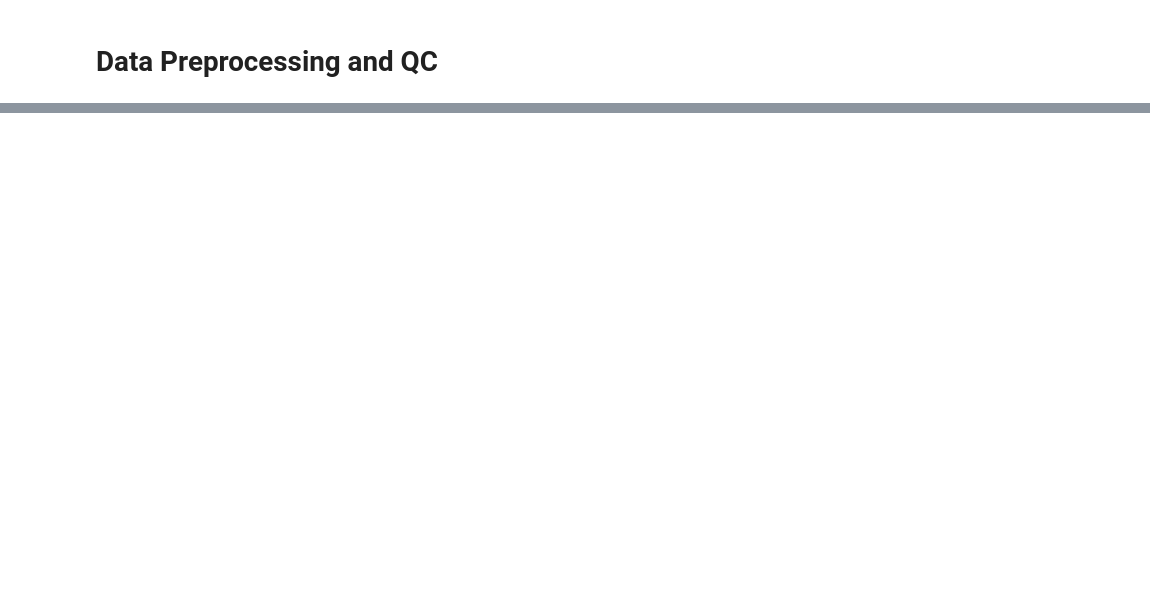
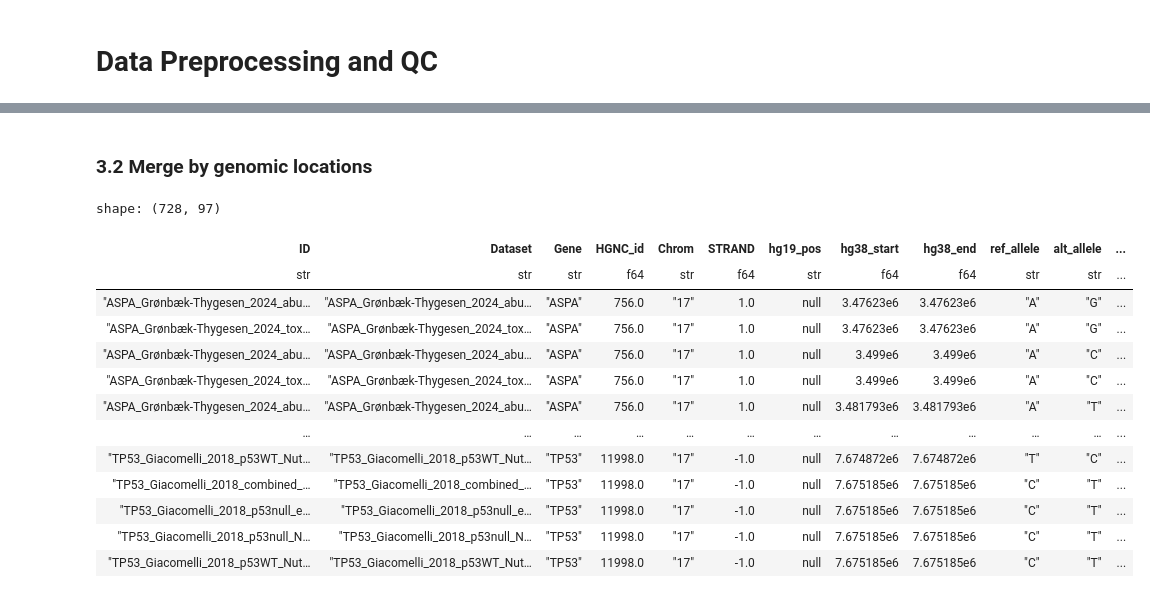
Before and after one commit to broadinstitute/2025_Pillar_VarChAMP, a Jupyter notebook: 1_allele_collection/2_analyses/1_data_qc.ipynb, the cells around one changed output, grey strips where cells are left out. Drawn from its saved outputs; the diff is of its cells as text; code cells hidden in the pictures; blank space fills up the shorter version.

```diff
--- a/1_allele_collection/2_analyses/1_data_qc.ipynb
+++ b/1_allele_collection/2_analyses/1_data_qc.ipynb
@@ -48,4 +57,35 @@ shape: (86, 7)
 # %%
+def map_chr(num):
+    if num == 23:
+        return "X"
+    elif num == 24:
+        return "Y"
+    elif num == 12920:
+        return "MT"
+    else:
+        return str(num)
+
+
 varchamp_seq_df = pl.read_csv("../1_inputs/VarChampSeqConfirmationResult.tsv", separator="\t")
+varchamp_seq_df = varchamp_seq_df.with_columns(
+    pl.concat_str([pl.col("symbol"),pl.col("aa_change")], separator="_").alias("gene_variant")
+).with_columns(
+    pl.col("spdi")
+    .str.extract(r"NC_0*([0-9]+)", 1)
+    .cast(pl.Int32)
+    .alias("chr_num")
+).with_columns(
+    pl.col("chr_num")
+    .map_elements(map_chr, return_dtype=pl.String)
+    .alias("Chrom")
+).with_columns(
+    pl.col("spdi").str.split(":").list.get(1).alias("nuc_loc"),
+    pl.col("spdi").str.split(":").list.get(2).alias("ref_allele"),
+    pl.col("spdi").str.split(":").list.get(3).alias("alt_allele"),
+)
 varchamp_seq_df
+
+# varchamp_seq_df["mutation_id_old"].unique()
+# varchamp_seq_df.filter((pl.col("nuc_ref").str.len_chars()>1)|(pl.col("nuc_alt").str.len_chars()>1))
+# varchamp_seq_df.unique(subset="gene_variant")
 # %% [output]
@@ -119,0 +194,23 @@ pillar_varchamp_df = varchamp_seq_df.join(
+# %% [markdown]
+### 3.2 Merge by genomic locations
+# %%
+pillar_varchamp_df = pillar_clinvar_single_aa_df.join(
+    varchamp_seq_df,
+    on=["Chrom", "nuc_loc", "ref_allele", "alt_allele"]
+)
+pillar_varchamp_df
+# %% [output]
+shape: (728, 97)
+| ID | Dataset | Gene | HGNC_id | Chrom | STRAND | hg19_pos | hg38_start | hg38_end | ref_allele | alt_allele | ... |
+| str | str | str | f64 | str | f64 | str | f64 | f64 | str | str | ... |
+| "ASPA_Grønbæk-Thygesen_2024_abu… | "ASPA_Grønbæk-Thygesen_2024_abu… | "ASPA" | 756.0 | "17" | 1.0 | null | 3.47623e6 | 3.47623e6 | "A" | "G" | ... |
+| "ASPA_Grønbæk-Thygesen_2024_tox… | "ASPA_Grønbæk-Thygesen_2024_tox… | "ASPA" | 756.0 | "17" | 1.0 | null | 3.47623e6 | 3.47623e6 | "A" | "G" | ... |
+| "ASPA_Grønbæk-Thygesen_2024_abu… | "ASPA_Grønbæk-Thygesen_2024_abu… | "ASPA" | 756.0 | "17" | 1.0 | null | 3.499e6 | 3.499e6 | "A" | "C" | ... |
+| "ASPA_Grønbæk-Thygesen_2024_tox… | "ASPA_Grønbæk-Thygesen_2024_tox… | "ASPA" | 756.0 | "17" | 1.0 | null | 3.499e6 | 3.499e6 | "A" | "C" | ... |
+| "ASPA_Grønbæk-Thygesen_2024_abu… | "ASPA_Grønbæk-Thygesen_2024_abu… | "ASPA" | 756.0 | "17" | 1.0 | null | 3.481793e6 | 3.481793e6 | "A" | "T" | ... |
+| … | … | … | … | … | … | … | … | … | … | … | ... |
+| "TP53_Giacomelli_2018_p53WT_Nut… | "TP53_Giacomelli_2018_p53WT_Nut… | "TP53" | 11998.0 | "17" | -1.0 | null | 7.674872e6 | 7.674872e6 | "T" | "C" | ... |
+| "TP53_Giacomelli_2018_combined_… | "TP53_Giacomelli_2018_combined_… | "TP53" | 11998.0 | "17" | -1.0 | null | 7.675185e6 | 7.675185e6 | "C" | "T" | ... |
+| "TP53_Giacomelli_2018_p53null_e… | "TP53_Giacomelli_2018_p53null_e… | "TP53" | 11998.0 | "17" | -1.0 | null | 7.675185e6 | 7.675185e6 | "C" | "T" | ... |
+| "TP53_Giacomelli_2018_p53null_N… | "TP53_Giacomelli_2018_p53null_N… | "TP53" | 11998.0 | "17" | -1.0 | null | 7.675185e6 | 7.675185e6 | "C" | "T" | ... |
+| "TP53_Giacomelli_2018_p53WT_Nut… | "TP53_Giacomelli_2018_p53WT_Nut… | "TP53" | 11998.0 | "17" | -1.0 | null | 7.675185e6 | 7.675185e6 | "C" | "T" | ... |
```
Also changed, not shown: parts of 10 cells of this notebook, 48 other files.
